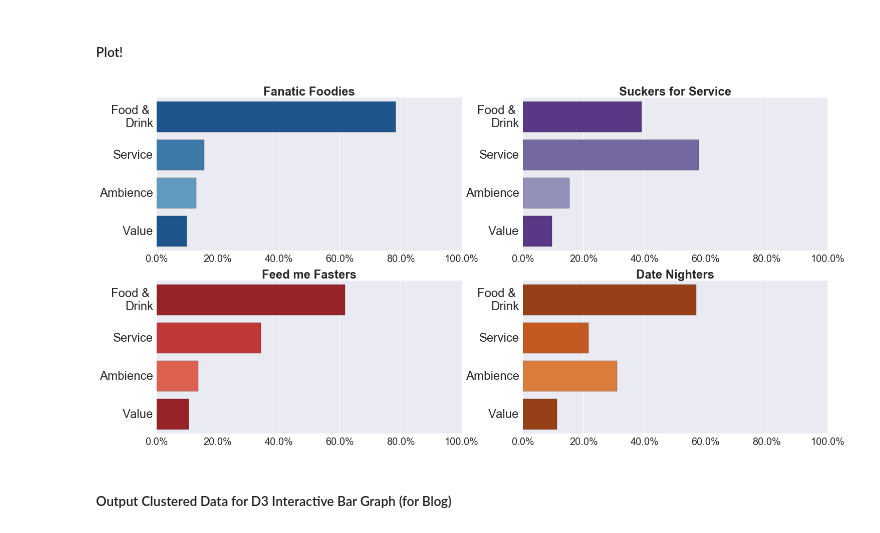
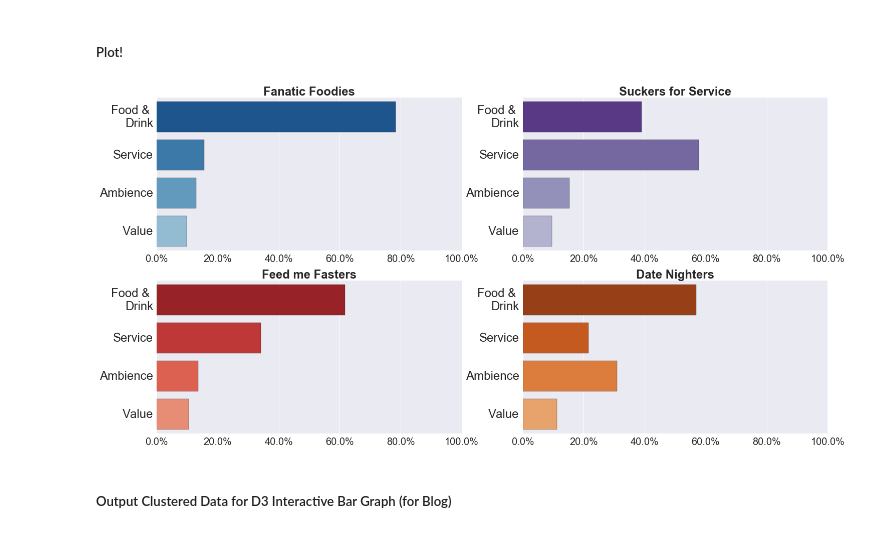
Before and after one commit to whugue/Yelp-User-Similarity, a Jupyter notebook: Yelp-Viz.ipynb, the cells around one changed output. Drawn from its saved outputs; the diff is of its cells as text; code cells hidden in the pictures.

Commit message:
graph fix

```diff
--- a/Yelp-Viz.ipynb
+++ b/Yelp-Viz.ipynb
@@ -136,10 +136,10 @@ formatter = FuncFormatter(to_percent)
 # %%
 plt.figure(figsize=(24,12))
 
-blues = sns.color_palette("Blues")[6:2:-1]
-purples = sns.color_palette("Purples")[6:2:-1]
-reds = sns.color_palette("Reds")[6:2:-1]
-oranges = sns.color_palette("Oranges")[6:2:-1]
+blues = sns.color_palette("Blues")[6:1:-1]
+purples = sns.color_palette("Purples")[6:1:-1]
+reds = sns.color_palette("Reds")[6:1:-1]
+oranges = sns.color_palette("Oranges")[6:1:-1]
 
 plt.subplot(2,2,1)
 sns.barplot(x="percent", y="topic", orient="h", ci=None, palette=blues, data=stacked[stacked.cluster==3])
@@ -156,34 +156,34 @@ sns.barplot(x="percent", y="topic", orient="h", ci=None, palette=purples, data=s
 plt.tick_params(axis="x", labelsize=20)
 plt.tick_params(axis="y", labelsize=24)
 plt.xlabel("")
 plt.ylabel("")
 plt.title("Suckers for Service", fontsize=24, fontweight="bold")
 pylab.xlim([0,100])
 plt.gca().xaxis.set_major_formatter(formatter)
 
 plt.subplot(2,2,3)
 sns.barplot(x="percent", y="topic", orient="h", ci=None, palette=reds, data=stacked[stacked.cluster==1])
 plt.tick_params(axis="x", labelsize=20)
 plt.tick_params(axis="y", labelsize=24)
 plt.xlabel("")
 plt.ylabel("")
 plt.title("Feed me Fasters", fontsize=24, fontweight="bold")
 pylab.xlim([0,100])
 plt.gca().xaxis.set_major_formatter(formatter)
 
 plt.subplot(2,2,4)
 sns.barplot(x="percent", y="topic", orient="h", ci=None, palette=oranges, data=stacked[stacked.cluster==0])
 plt.tick_params(axis="x", labelsize=20)
 plt.tick_params(axis="y", labelsize=24)
 plt.xlabel("")
 plt.ylabel("")
 plt.title("Date Nighters", fontsize=24, fontweight="bold")
 pylab.xlim([0,100])
 plt.gca().xaxis.set_major_formatter(formatter)
 
 plt.savefig("graphics/topic_dist_by_cluster.png")
 # %% [output]
-[figure, old version]
+[figure, new version]
 # %% [markdown]
 ##### Output Clustered Data for D3 Interactive Bar Graph (for Blog)
 # %%
```
Also changed, not shown: parts of 1 cell of this notebook.
